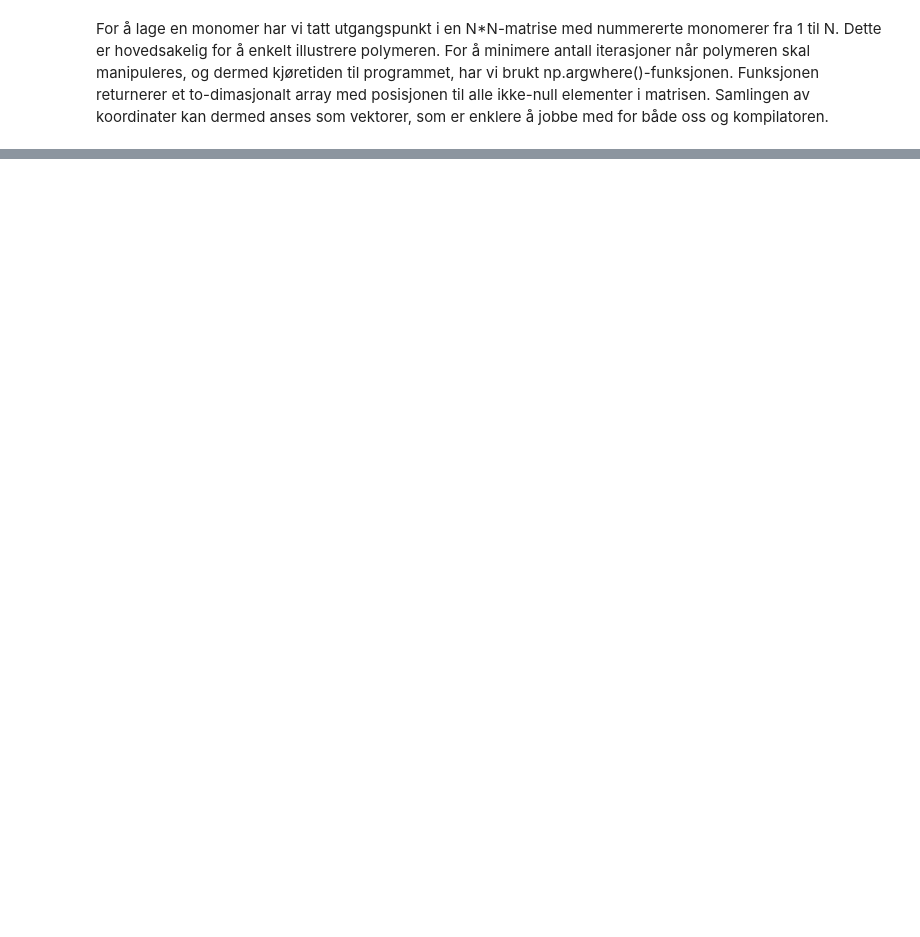
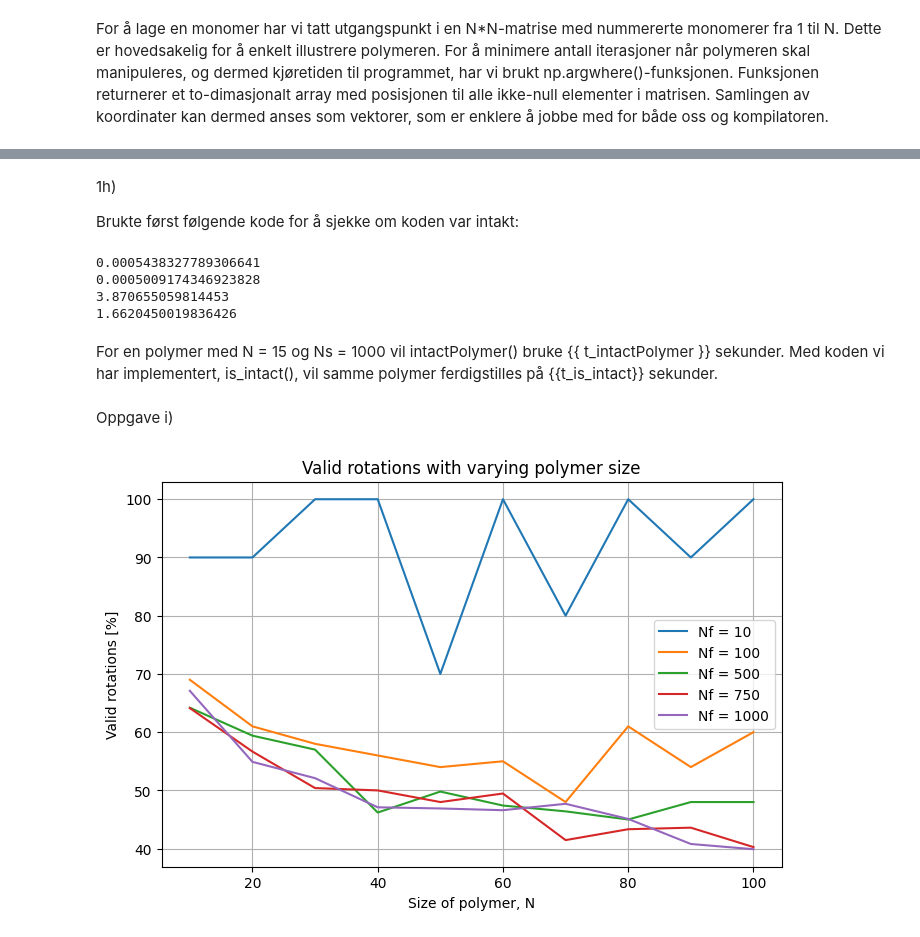
Before and after one commit to TrymSaether/monte-carlo-polymer-folding, a Jupyter notebook: rapport/rapport.ipynb, the cells around one changed output, grey strips where cells are left out. Drawn from its saved outputs; the diff is of its cells as text; code cells hidden in the pictures; blank space fills up the shorter version.

```diff
--- a/rapport/rapport.ipynb
+++ b/rapport/rapport.ipynb
@@ -146,0 +258,4 @@ a = 0
+# %% [markdown]
+1h)
+
+Brukte først følgende kode for å sjekke om koden var intakt:
@@ -146,0 +315,62 @@ a = 0
+# %%
+_, _, rot_time1, t_is_intact = rotate_test(100, 1000)
+_, _, rot_time2, t_intactPolymer = rotate_test(100, 1000, intact_func=intactPolymer)
+print(rot_time1)
+print(rot_time2)
+print(t_intactPolymer)
+print(t_is_intact)
+# %% [output]
+0.0005438327789306641
+0.0005009174346923828
+3.870655059814453
+1.6620450019836426
+# %% [markdown]
+For en polymer med N = 15 og Ns = 1000 vil intactPolymer() bruke {{ t_intactPolymer }} sekunder.
+Med koden vi har implementert, is_intact(), vil samme polymer ferdigstilles på {{t_is_intact}} sekunder.
+# %% [markdown]
+Oppgave i)
+# %%
+def test_valid_rotations():
+    N = np.arange(10, 101, 10)
+    p_Nf1 = []
+    p_Nf2 = []
+    p_Nf3 = []
+    p_Nf4 = []
+    p_Nf5 = []
+
+    Nf1 = 10
+    Nf2 = 100
+    Nf3 = 500
+    Nf4 = 750
+    Nf5 = 1000
+
+    fig, ax = plt.subplots(figsize=(8, 5))
+    for i in N:
+        _, c1, _, _ = rotate_test(i, Nf1)
+        _, c2, _, _ = rotate_test(i, Nf2)
+        _, c3, _, _ = rotate_test(i, Nf3)
+        _, c4, _, _ = rotate_test(i, Nf4)
+        _, c5, _, _ = rotate_test(i, Nf5)
+
+        p_Nf1.append((c1/Nf1)*100)
+        p_Nf2.append((c2/Nf2)*100)
+        p_Nf3.append((c3/Nf3)*100)
+        p_Nf4.append((c4/Nf4)*100)
+        p_Nf5.append((c5/Nf5)*100)
+
+    ax.plot(N, p_Nf1, label = (f'Nf = {Nf1}'))
+    ax.plot(N, p_Nf2, label = (f'Nf = {Nf2}'))
+    ax.plot(N, p_Nf3, label = (f'Nf = {Nf3}'))
+    ax.plot(N, p_Nf4, label = (f'Nf = {Nf4}'))
+    ax.plot(N, p_Nf5, label = (f'Nf = {Nf5}'))
+    ax.grid()
+    ax.legend()
+    ax.set_xlabel('Size of polymer, N')
+    ax.set_ylabel('Valid rotations [%]')
+    ax.set_title('Valid rotations with varying polymer size')
+    plt.show()
+
+
+test_valid_rotations()
+# %% [output]
+[figure, added]
```
Also changed, not shown: parts of 30 cells of this notebook.
